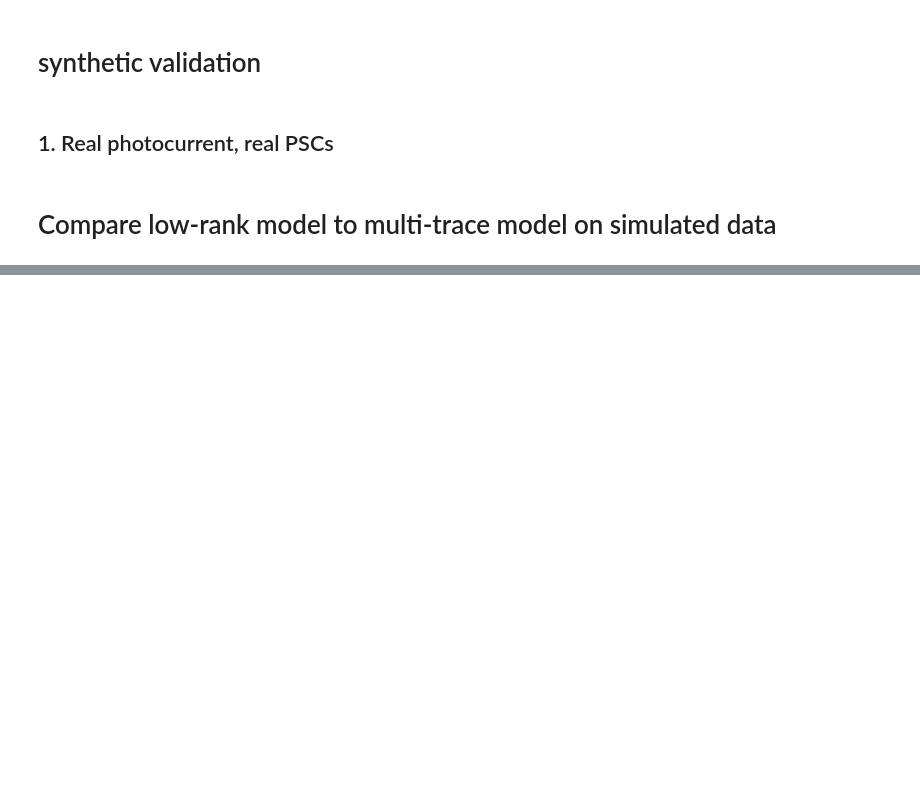
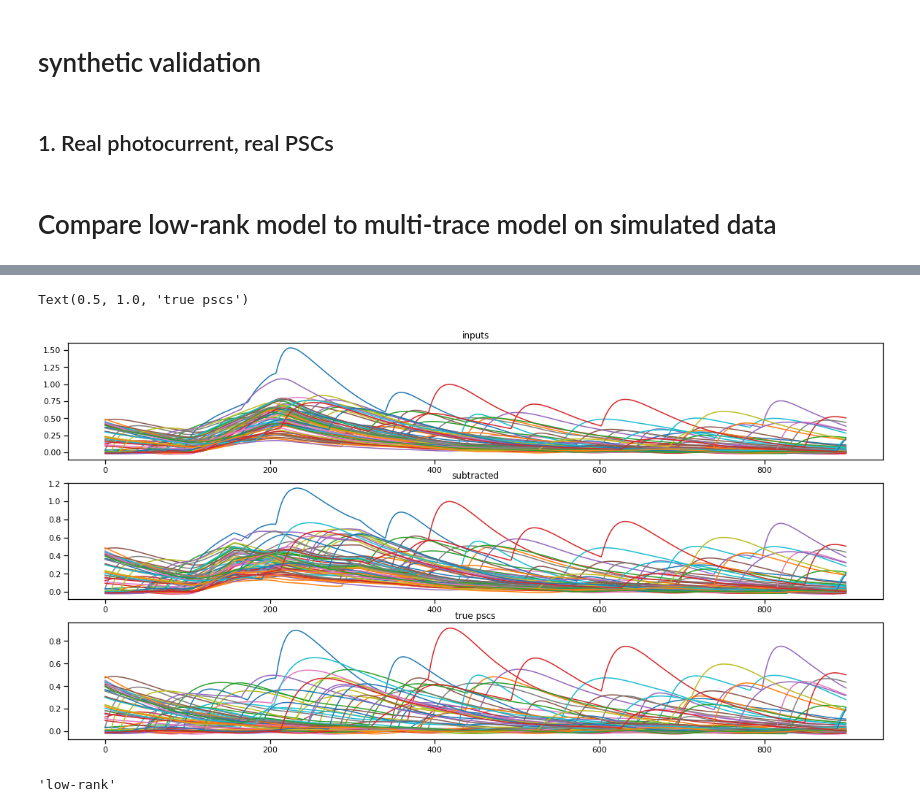
Before and after one commit to bantin/PhoRC, a Jupyter notebook: opsin_subtraction_experiments/synthetic-validation.ipynb, the cells around one changed output, grey strips where cells are left out. Drawn from its saved outputs; the diff is of its cells as text; code cells hidden in the pictures; blank space fills up the shorter version.

```diff
--- a/opsin_subtraction_experiments/synthetic-validation.ipynb
+++ b/opsin_subtraction_experiments/synthetic-validation.ipynb
@@ -124,0 +117,27 @@ sns.violinplot(data=df2, x='pc_frac', y='mse', hue='method', s=100, split=True)
+# %%
+idx_max = df['mse'].idxmax()
+
+inputs = df.loc[idx_max, 'inputs']
+true_pscs = df.loc[idx_max, 'true_pscs']
+
+# run low-rank model on this outlier example
+est = subtractr.low_rank.estimate_photocurrents_baseline(inputs,
+    None, separate_by_power=False, stepwise_constrain_V=False)
+subtracted = inputs - est
+
+fig, axs = plt.subplots(3, 1, figsize=(20, 10))
+axs[0].plot(inputs.T)
+axs[0].set_title('inputs')
+
+axs[1].plot(subtracted.T)
+axs[1].set_title('subtracted')
+
+axs[2].plot(true_pscs.T)
+axs[2].set_title('true pscs')
+# %% [output]
+Text(0.5, 1.0, 'true pscs')
+[figure, added]
+# %%
+df.loc[idx_max, 'method']
+# %% [output]
+'low-rank'
```
Also changed, not shown: parts of 9 cells of this notebook, 7 other files.
